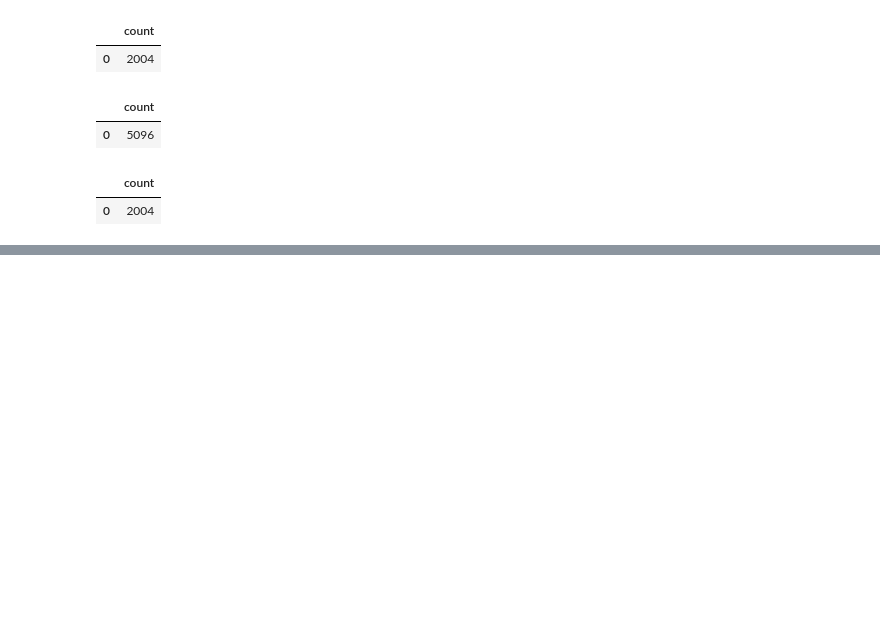
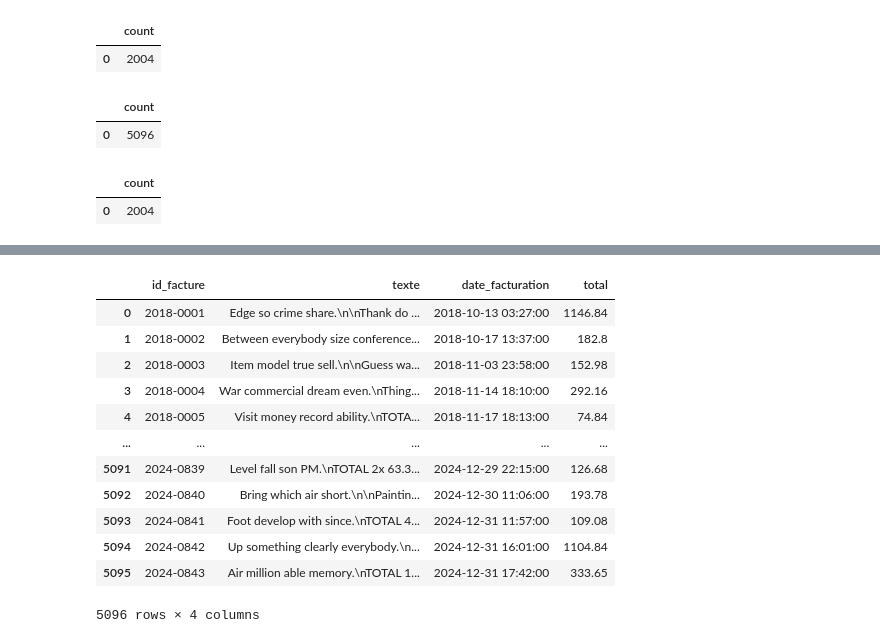
Before and after one commit to MelodyDuplaix/Projet_OCR, a Jupyter notebook: notebooks/analyse.ipynb, the cells around one changed output, grey strips where cells are left out. Saved outputs shown, nothing was run; the diff lists cells and outputs as text; code cells hidden in the pictures; blank space fills up the shorter version.

```diff
--- a/notebooks/analyse.ipynb
+++ b/notebooks/analyse.ipynb
@@ -43,0 +68,16 @@ execute_query("SELECT DISTINCT nom FROM melody.produit")
+# %%
+execute_query("SELECT * FROM melody.facture")
+# %% [output]
+|  | id_facture | texte | date_facturation | total |
+| 0 | 2018-0001 | Edge so crime share.\n\nThank do ... | 2018-10-13 03:27:00 | 1146.84 |
+| 1 | 2018-0002 | Between everybody size conference... | 2018-10-17 13:37:00 | 182.8 |
+| 2 | 2018-0003 | Item model true sell.\n\nGuess wa... | 2018-11-03 23:58:00 | 152.98 |
+| 3 | 2018-0004 | War commercial dream even.\nThing... | 2018-11-14 18:10:00 | 292.16 |
+| 4 | 2018-0005 | Visit money record ability.\nTOTA... | 2018-11-17 18:13:00 | 74.84 |
+| ... | ... | ... | ... | ... |
+| 5091 | 2024-0839 | Level fall son PM.\nTOTAL 2x 63.3... | 2024-12-29 22:15:00 | 126.68 |
+| 5092 | 2024-0840 | Bring which air short.\n\nPaintin... | 2024-12-30 11:06:00 | 193.78 |
+| 5093 | 2024-0841 | Foot develop with since.\nTOTAL 4... | 2024-12-31 11:57:00 | 109.08 |
+| 5094 | 2024-0842 | Up something clearly everybody.\n... | 2024-12-31 16:01:00 | 1104.84 |
+| 5095 | 2024-0843 | Air million able memory.\nTOTAL 1... | 2024-12-31 17:42:00 | 333.65 |
+5096 rows × 4 columns
```
Also changed, not shown: parts of 15 cells of this notebook, 1 other file.
